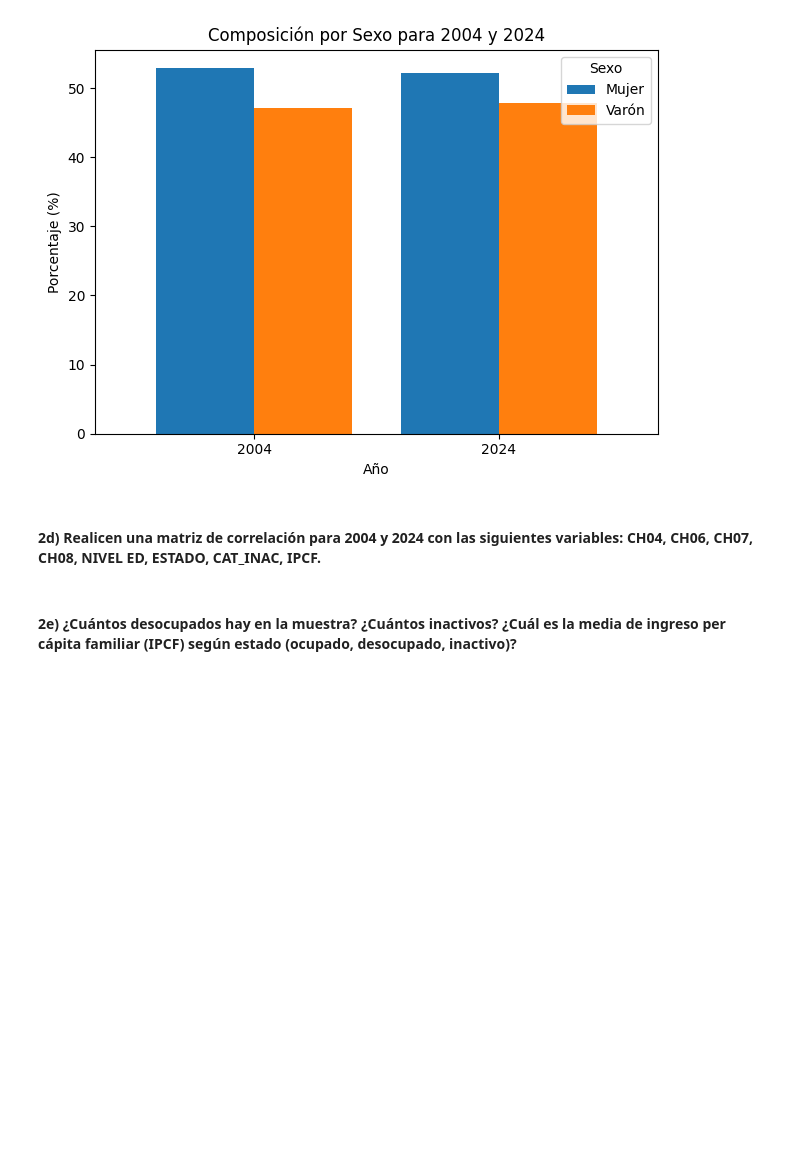
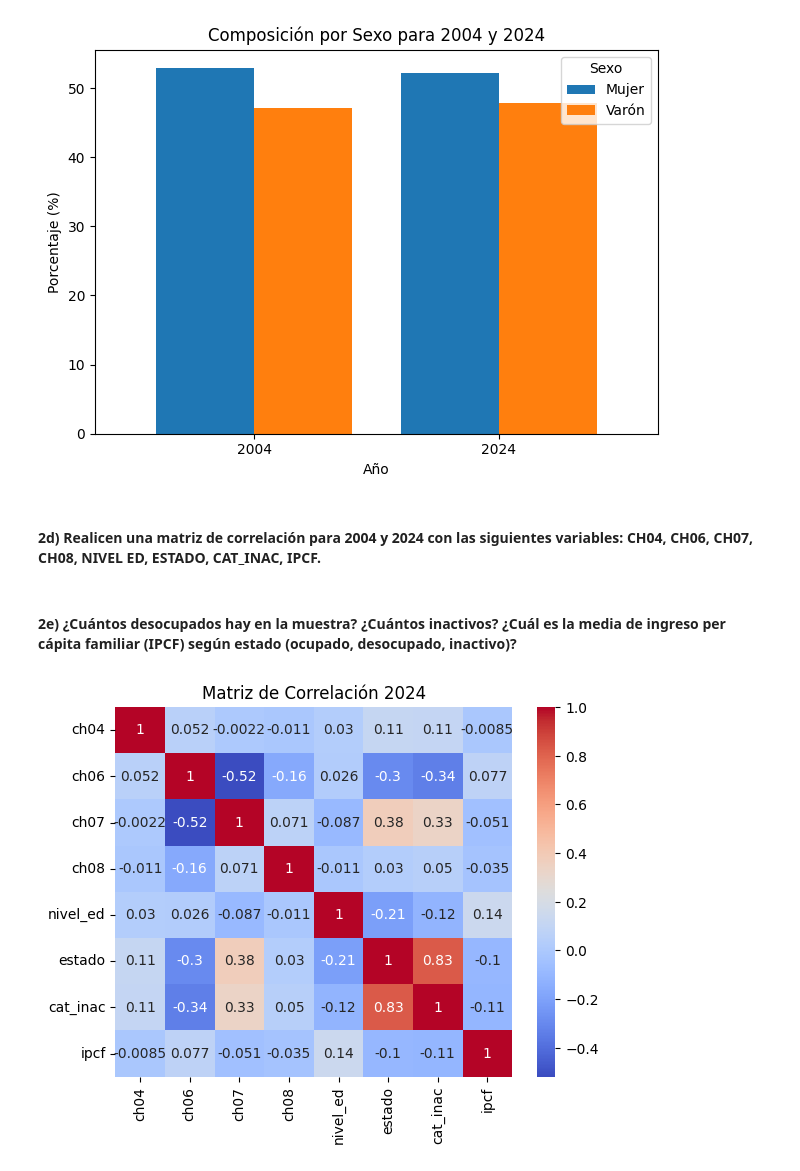
Before and after one commit to GabrielDiaz303/CC408--T1-2-, a Jupyter notebook: TP3 - Codigo.ipynb, the cells around one changed output. Cells and saved outputs as stored; diff of their text form; code cells hidden in the pictures; blank space fills up the shorter version.

```diff
--- a/TP3 - Codigo.ipynb
+++ b/TP3 - Codigo.ipynb
@@ -201,2 +218,12 @@ EPH_completo
 # %% [markdown]
 #### 2b) Si hay observaciones con valores que no tienen sentido, descártenlas (por ejemplo, ingresos y edades negativos). Expliquen las decisiones tomadas
+# %%
+EPH_completo["ch06"] = pd.to_numeric(EPH_completo['ch06'], errors='coerce')
+
+# Eliminar filas con NaN en 'columna1'
+EPH_completo = EPH_completo.dropna(subset=['ch06'])
+
+# Restablecer el índice (opcional)
+EPH_completo.reset_index(drop=True, inplace=True)
+
+print(EPH_completo)
@@ -206,10 +267,12 @@ EPH_completo
 # Contar la cantidad de casos por sexo y año
 
 EPH_completo["ch04"] = EPH_completo["ch04"].astype(int)
-EPH_completo["ch04"] = EPH_completo["ch04"].map({1: 'Varón', 2: 'Mujer'})
 EPH_completo["ano4"] = EPH_completo["ano4"].astype(int)
 
-conteo = EPH_completo.groupby(['ano4', 'ch04']).size().unstack(fill_value=0)
+EPH_completo2 = EPH_completo
+EPH_completo2["ch04"] = EPH_completo2["ch04"].map({1: 'Varón', 2: 'Mujer'})
+
+conteo = EPH_completo2.groupby(['ano4', 'ch04']).size().unstack(fill_value=0)
 
 # Configuración para el gráfico
 conteo.plot(kind='bar', width=0.8)
@@ -249,3 +312,19 @@ plt.show()
 #### 2d) Realicen una matriz de correlación para 2004 y 2024 con las siguientes variables: CH04, CH06, CH07, CH08, NIVEL ED, ESTADO, CAT_INAC, IPCF.
 # %% [markdown]
 #### 2e) ¿Cuántos desocupados hay en la muestra? ¿Cuántos inactivos? ¿Cuál es la media de ingreso per cápita familiar (IPCF) según estado (ocupado, desocupado, inactivo)?
+# %%
+EPH_completo["ch06"] = EPH_completo["ch06"]
+# %%
+# Seleccionar las variables de interés
+variables_interes = ['ch04', 'ch06', 'ch07', 'ch08', 'nivel_ed', 'estado', 'cat_inac', 'ipcf']
+
+# Calcular la matriz de correlación para 2004 y 2024
+corr_2024 = EPH_completo[EPH_completo["ano4"] == 2024][variables_interes].corr()
+corr_2004 = EPH_completo[EPH_completo["ano4"] == 2004][variables_interes].corr()
+
+# Visualizar las matrices de correlación
+sns.heatmap(corr_2024, annot=True, cmap='coolwarm')
+plt.title('Matriz de Correlación 2024')
+plt.show()
+# %% [output]
+[figure, added]
```
Also changed, not shown: parts of 4 cells of this notebook.
